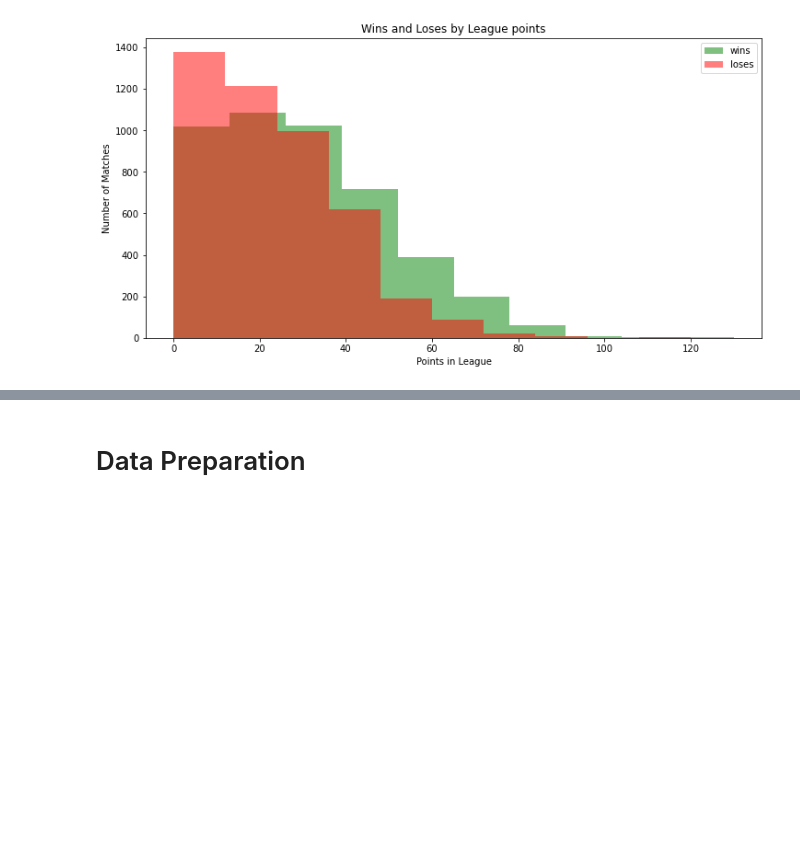
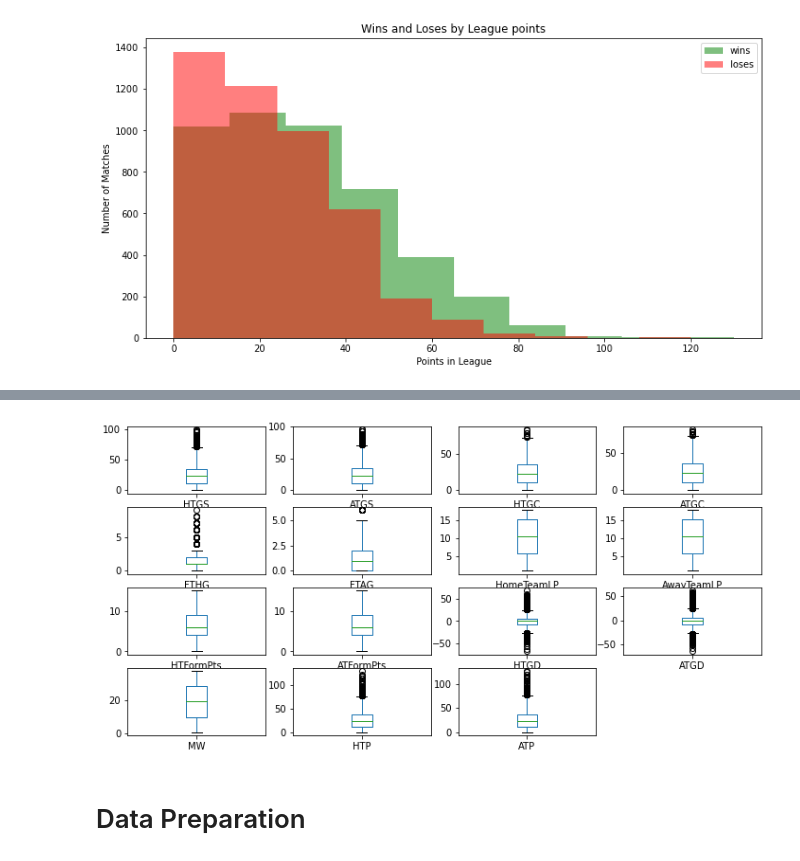
Before and after one commit to Rui-FMF/TAA_1, a Jupyter notebook: football_prediction.ipynb, the cells around one changed output, grey strips where cells are left out. Cells and saved outputs as stored; diff of their text form; code cells hidden in the pictures; blank space fills up the shorter version.

```diff
--- a/football_prediction.ipynb
+++ b/football_prediction.ipynb
@@ -163,0 +173,6 @@ gen_hist()
+# %%
+# Box and Whisker Plots
+data.plot(kind='box', subplots=True, layout=(4, 4), sharex=False, sharey=False)
+plt.show()
+# %% [output]
+[figure, added]
```
Also changed, not shown: parts of 9 cells of this notebook.
